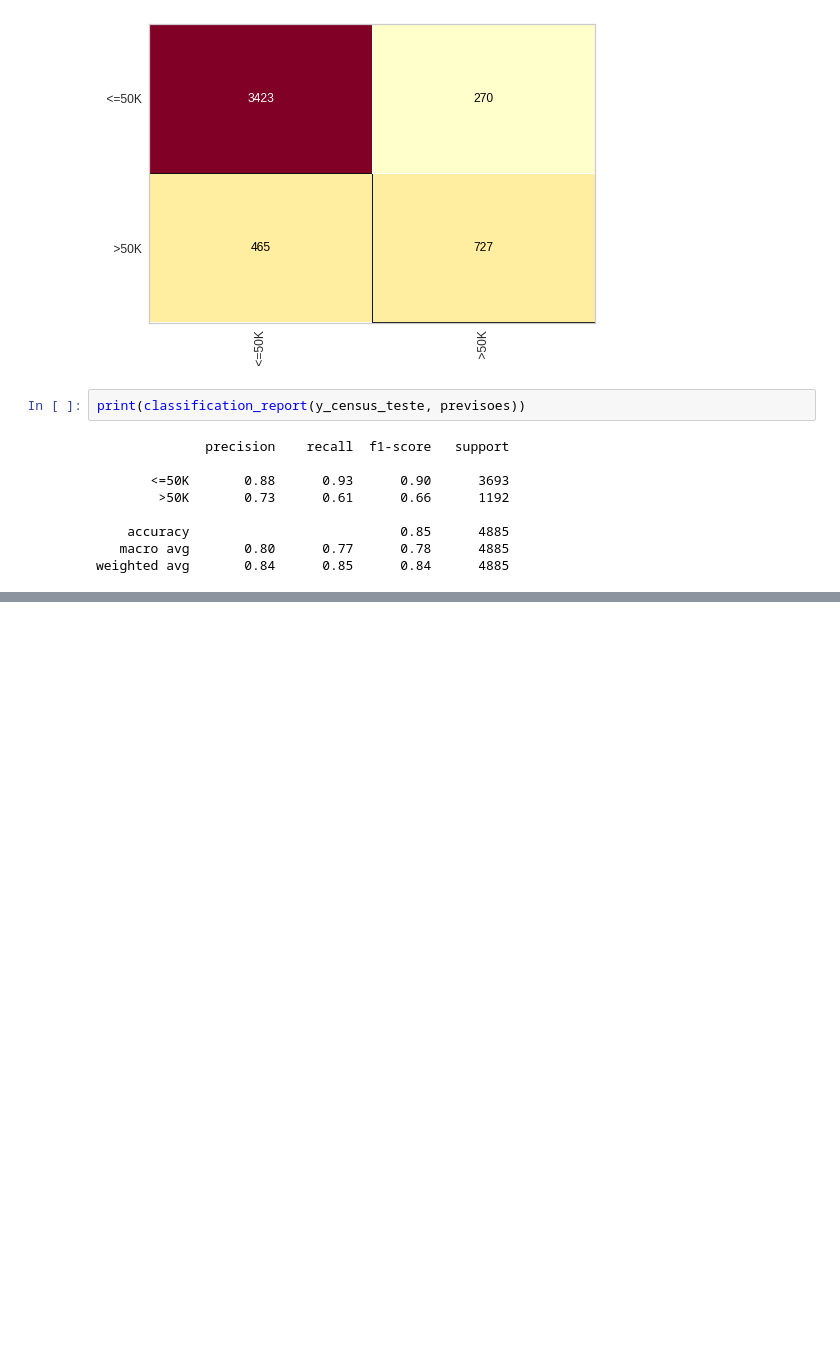
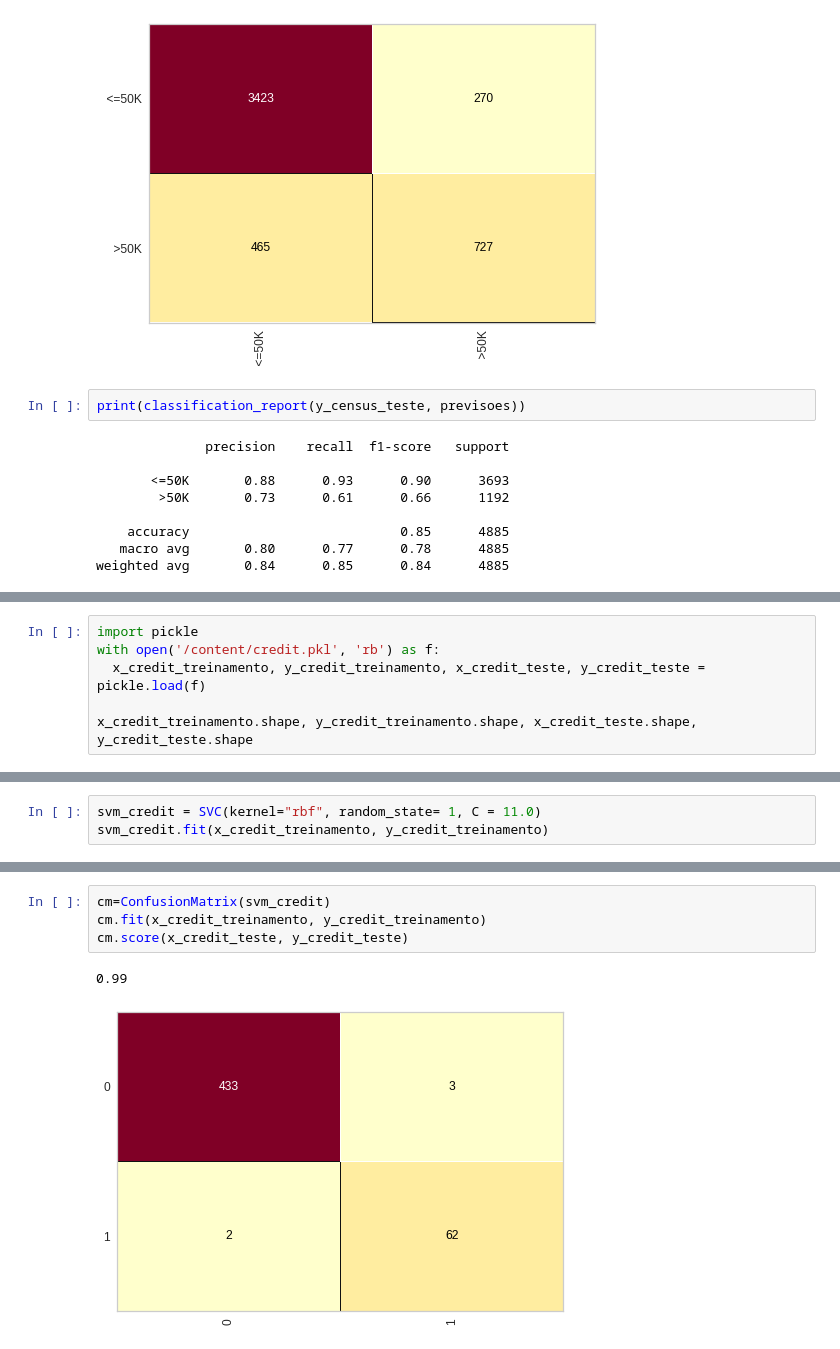
Before and after one commit to wnbrandao/wnbrandao, a Jupyter notebook: Dados_de_crédito_e_census.ipynb, the cells around one changed output, grey strips where cells are left out. Drawn from its saved outputs; the diff is of its cells as text; blank space fills up the shorter version.

```diff
--- a/Dados_de_crédito_e_census.ipynb
+++ b/Dados_de_crédito_e_census.ipynb
@@ -1397,0 +1414,6 @@ weighted avg       0.84      0.85      0.84      4885
+# %%
+import pickle
+with open('/content/credit.pkl', 'rb') as f:
+  x_credit_treinamento, y_credit_treinamento, x_credit_teste, y_credit_teste = pickle.load(f)
+
+x_credit_treinamento.shape, y_credit_treinamento.shape, x_credit_teste.shape, y_credit_teste.shape
@@ -1397,0 +1422,3 @@ weighted avg       0.84      0.85      0.84      4885
+# %%
+svm_credit = SVC(kernel="rbf", random_state= 1, C = 11.0)
+svm_credit.fit(x_credit_treinamento, y_credit_treinamento)
@@ -1397,0 +1468,7 @@ weighted avg       0.84      0.85      0.84      4885
+# %%
+cm=ConfusionMatrix(svm_credit)
+cm.fit(x_credit_treinamento, y_credit_treinamento)
+cm.score(x_credit_teste, y_credit_teste)
+# %% [output]
+0.99
+[figure, added]
```
Also changed, not shown: parts of 40 cells of this notebook.
